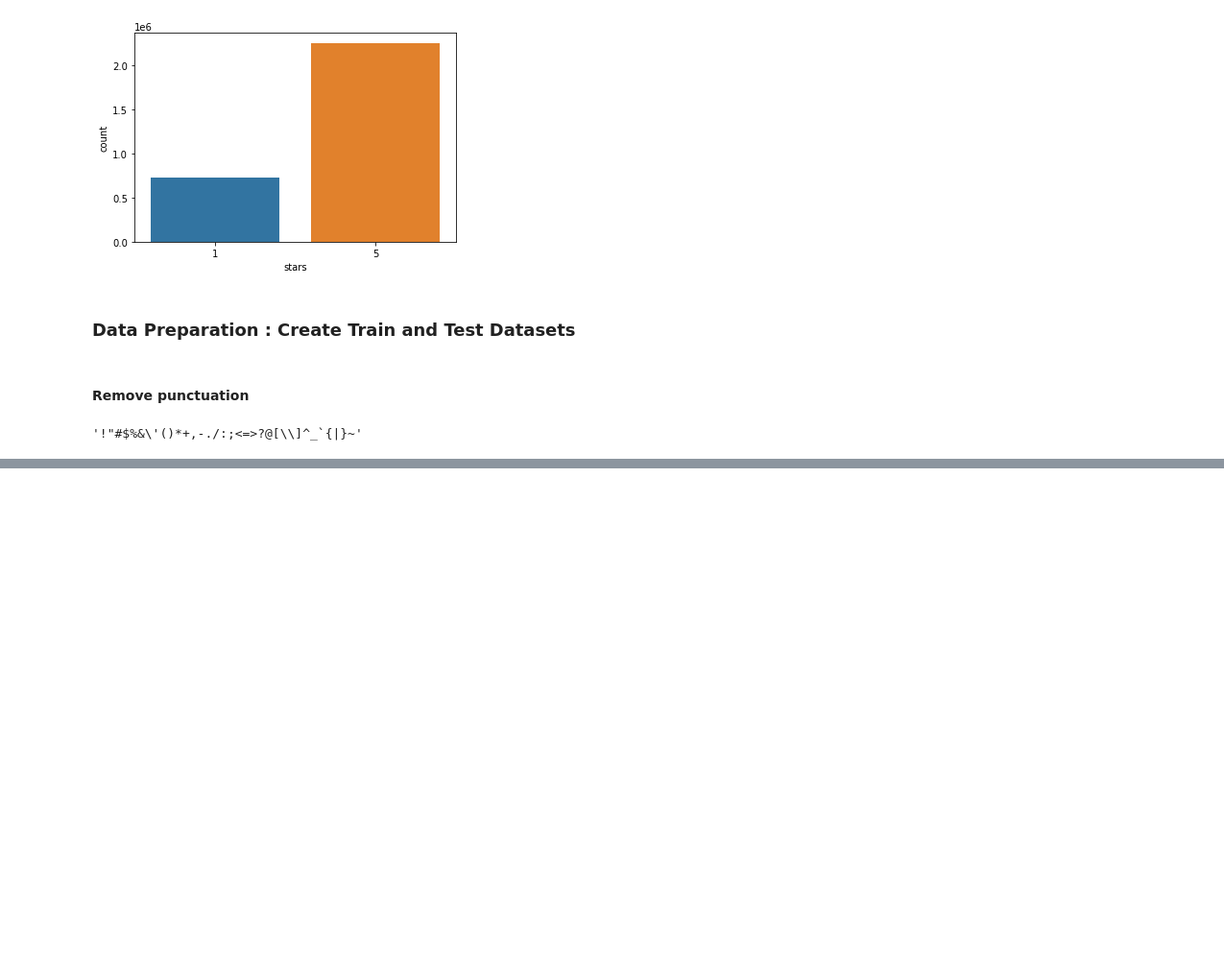
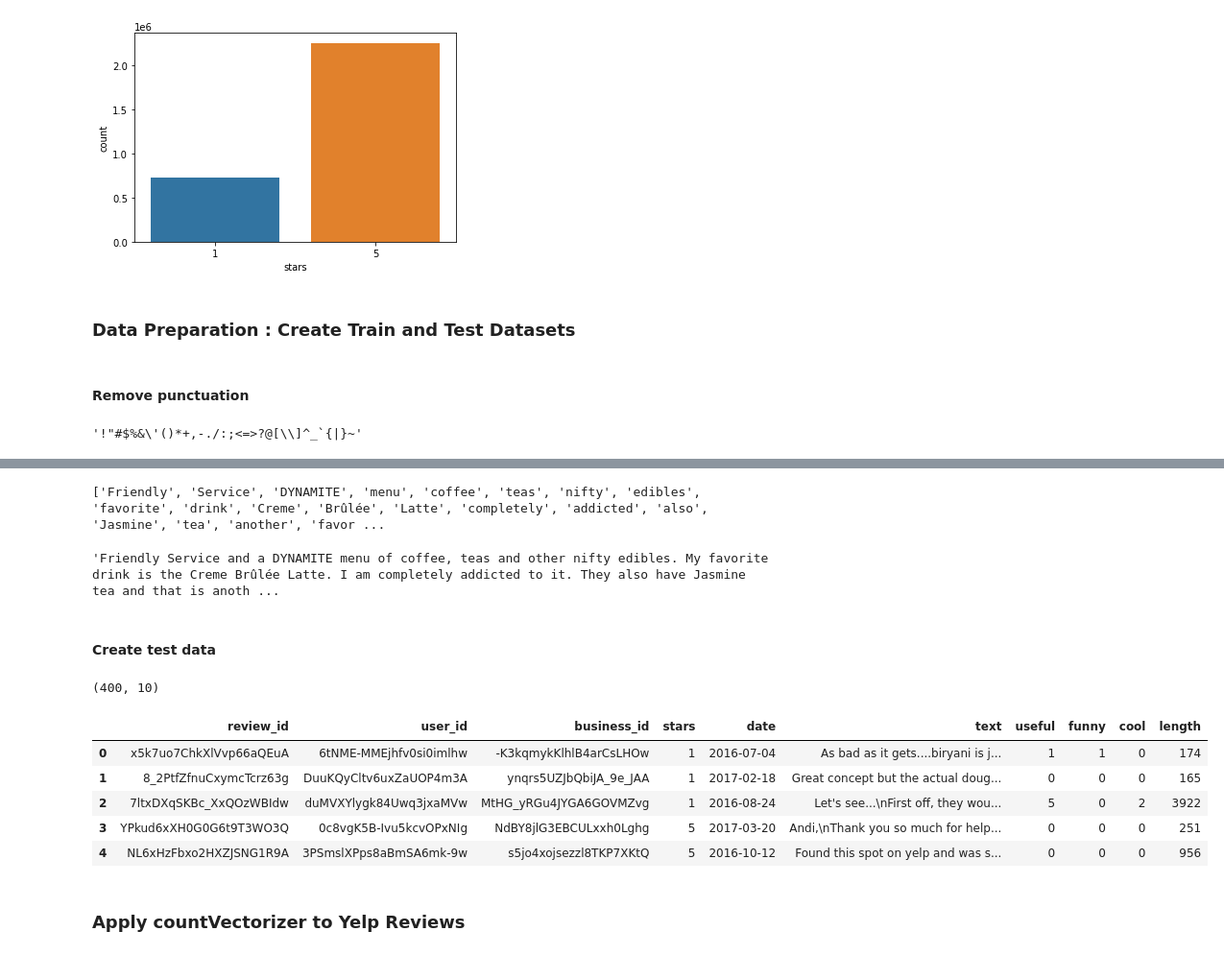
Before and after one commit to AhmadAbdElhameed/Yelp-data-science-project, a Jupyter notebook: Yelp_Reviews V2.ipynb, the cells around one changed output, grey strips where cells are left out. Shown at 96% size. Saved outputs shown, nothing was run; the diff lists cells and outputs as text; code cells hidden in the pictures; blank space fills up the shorter version.

```diff
--- a/Yelp_Reviews V2.ipynb
+++ b/Yelp_Reviews V2.ipynb
@@ -185,0 +314,27 @@ punctuation
+# %%
+print(df_clean[1])
+# %% [output]
+['Friendly', 'Service', 'DYNAMITE', 'menu', 'coffee', 'teas', 'nifty', 'edibles', 'favorite', 'drink', 'Creme', 'Brûlée', 'Latte', 'completely', 'addicted', 'also', 'Jasmine', 'tea', 'another', 'favor ...
+# %%
+df['text'].iloc[1]
+# %% [output]
+'Friendly Service and a DYNAMITE menu of coffee, teas and other nifty edibles. My favorite drink is the Creme Brûlée Latte. I am completely addicted to it. They also have Jasmine tea and that is anoth ...
+# %% [markdown]
+#### Create test data
+# %%
+test_df_1 = df_stars_1.iloc[1000:1200]
+test_df_5 = df_stars_5.iloc[1000:1200]
+test_1_5 = pd.concat([test_df_1,test_df_5])
+test_data = test_1_5.sample(frac=1).reset_index(drop=True)
+test_data.shape
+# %% [output]
+(400, 10)
+# %%
+test_data.head()
+# %% [output]
+|  | review_id | user_id | business_id | stars | date | text | useful | funny | cool | length |
+| 0 | x5k7uo7ChkXlVvp66aQEuA | 6tNME-MMEjhfv0si0imlhw | -K3kqmykKlhlB4arCsLHOw | 1 | 2016-07-04 | As bad as it gets....biryani is j... | 1 | 1 | 0 | 174 |
+| 1 | 8_2PtfZfnuCxymcTcrz63g | DuuKQyCltv6uxZaUOP4m3A | ynqrs5UZJbQbiJA_9e_JAA | 1 | 2017-02-18 | Great concept but the actual doug... | 0 | 0 | 0 | 165 |
+| 2 | 7ltxDXqSKBc_XxQOzWBIdw | duMVXYlygk84Uwq3jxaMVw | MtHG_yRGu4JYGA6GOVMZvg | 1 | 2016-08-24 | Let's see...\nFirst off, they wou... | 5 | 0 | 2 | 3922 |
+| 3 | YPkud6xXH0G0G6t9T3WO3Q | 0c8vgK5B-Ivu5kcvOPxNIg | NdBY8jlG3EBCULxxh0Lghg | 5 | 2017-03-20 | Andi,\nThank you so much for help... | 0 | 0 | 0 | 251 |
+| 4 | NL6xHzFbxo2HXZJSNG1R9A | 3PSmslXPps8aBmSA6mk-9w | s5jo4xojsezzl8TKP7XKtQ | 5 | 2016-10-12 | Found this spot on yelp and was s... | 0 | 0 | 0 | 956 |
@@ -185,0 +343,2 @@ punctuation
+# %% [markdown]
+### Apply countVectorizer to Yelp Reviews
```
Also changed, not shown: parts of 47 cells of this notebook.
